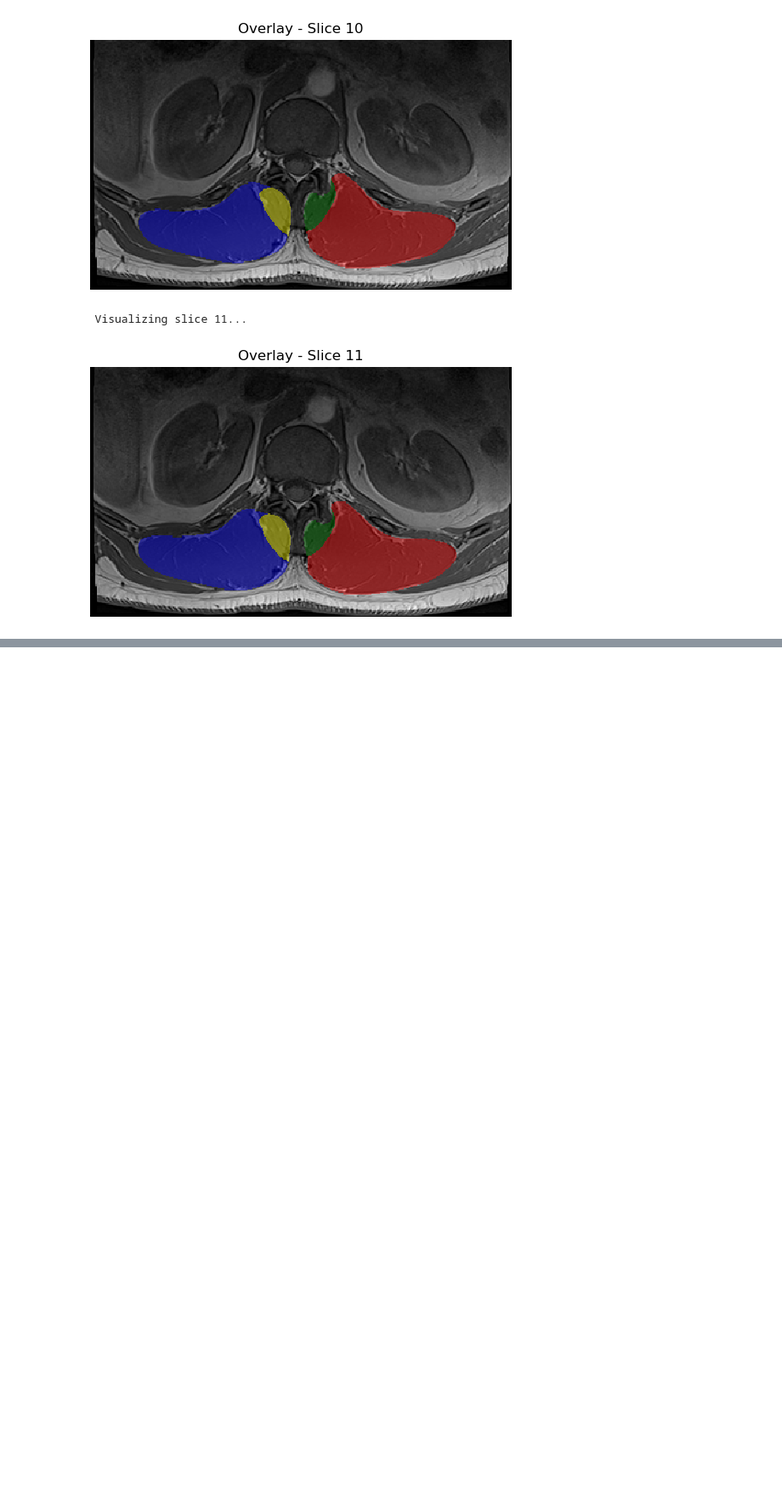
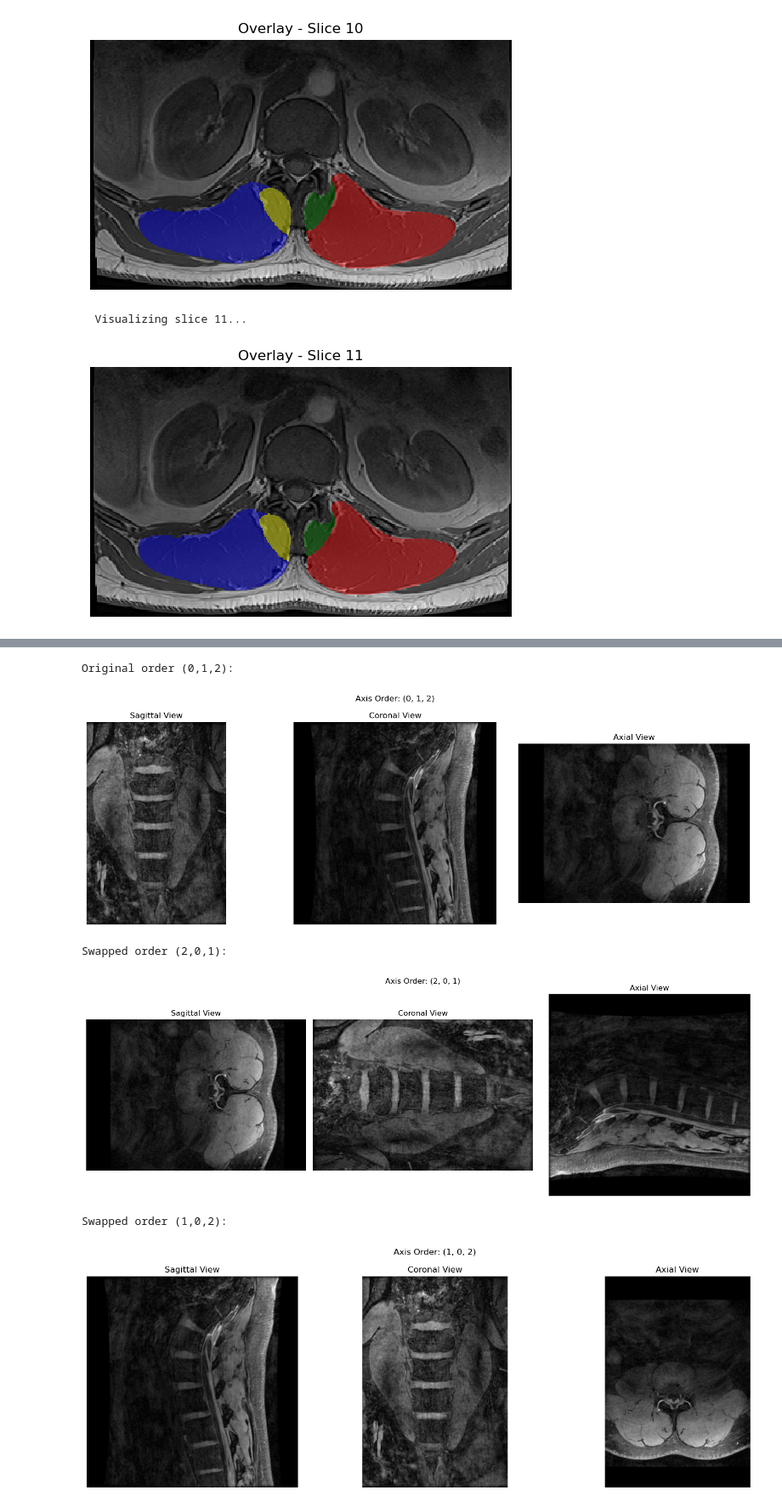
Before and after one commit to Subashkatel/muscles_lab, a Jupyter notebook: notebooks/data_processing/data_processing_dicom_to_nifti.ipynb, the cells around one changed output, grey strips where cells are left out. Shown at 85% size. Cells and saved outputs as stored; diff of their text form; code cells hidden in the pictures; blank space fills up the shorter version.

```diff
--- a/notebooks/data_processing/data_processing_dicom_to_nifti.ipynb
+++ b/notebooks/data_processing/data_processing_dicom_to_nifti.ipynb
@@ -457,0 +550,26 @@ for mode in modes_to_run:
+# %%
+# Path to your HDF5 file
+h5_path = '/Volumes/advent/test/SBT003/SBT003_images.h5'
+
+# Try different axis orders and visualize
+print("Original order (0,1,2):")
+visualize_hdf5_with_swap(h5_path, (0,1,2))
+
+print("\nSwapped order (2,0,1):")
+visualize_hdf5_with_swap(h5_path, (2,0,1))
+
+print("\nSwapped order (1,0,2):")
+visualize_hdf5_with_swap(h5_path, (1,0,2))
+
+# Once you find the correct orientation, save it to a new file
+# For example, if (2,0,1) looks correct:
+correct_order = (2,0,1)  # modify this based on which view looks correct
+output_h5_path = '/Volumes/advent/test/SBT003/SBT003_images_reordered.h5'
+save_reordered_hdf5(h5_path, output_h5_path, correct_order)
+# %% [output]
+Original order (0,1,2):
+[figure, added]
+Swapped order (2,0,1):
+[figure, added]
+Swapped order (1,0,2):
+[figure, added]
```
Also changed, not shown: parts of 1 cell of this notebook, 4 other files.
